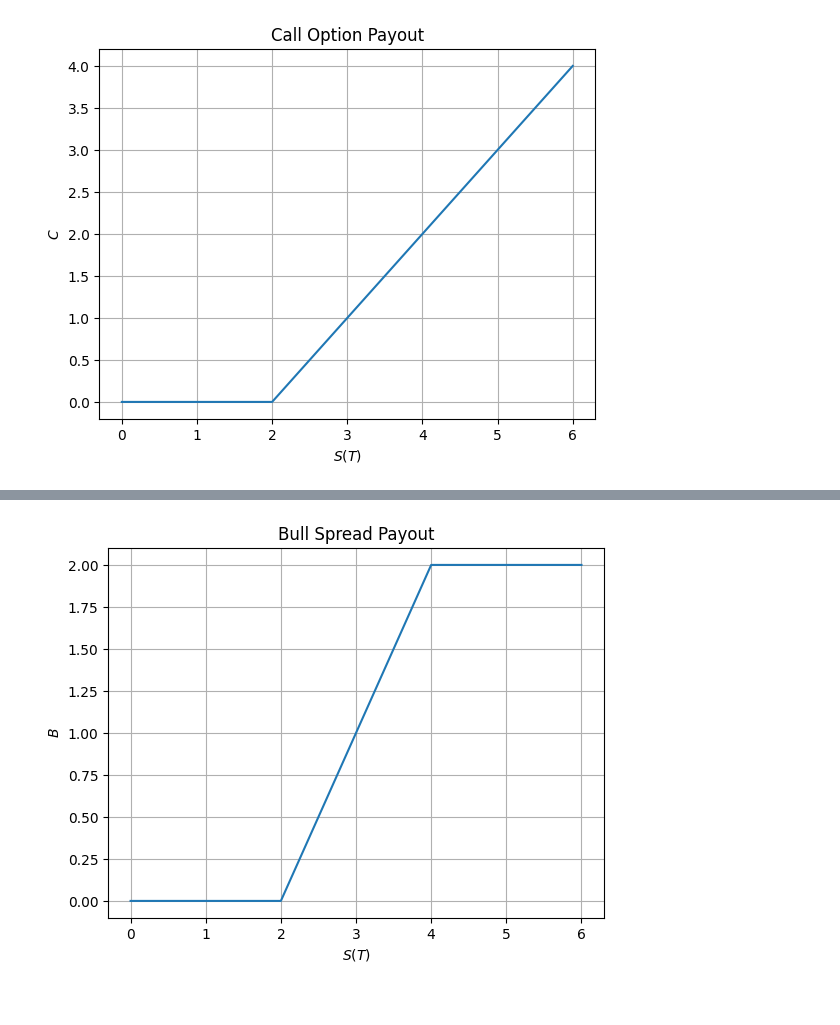
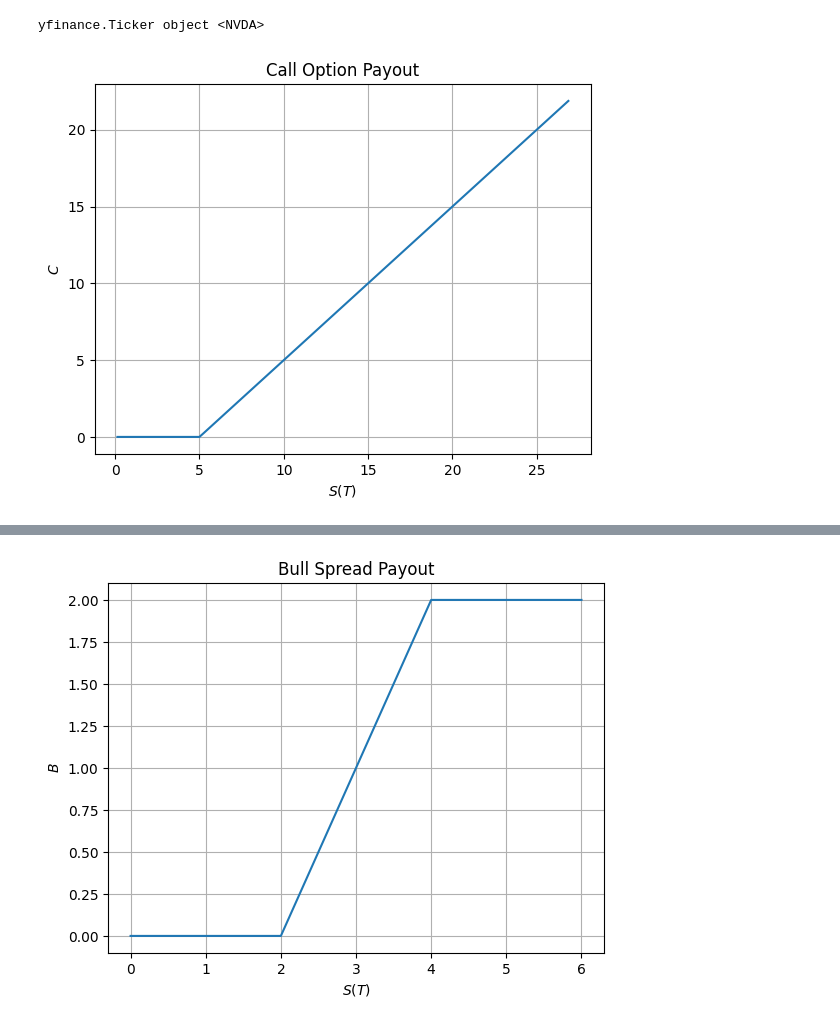
Before and after one commit to jvleta/trader, a Jupyter notebook: higham/ch01.ipynb, the cells around one changed output, grey strips where cells are left out. Drawn from its saved outputs; the diff is of its cells as text; code cells hidden in the pictures.

```diff
--- a/higham/ch01.ipynb
+++ b/higham/ch01.ipynb
@@ -1,21 +1,39 @@
 # %%
 import numpy as np
 import matplotlib.pyplot as plt
+# %%
+import yfinance as yf
+
+ticker = yf.Ticker("NVDA")
+current_price = ticker.history(period="1d")["Close"].iloc[-1]
+# %% [output]
+yfinance.Ticker object <NVDA>
 # %%
+import yfinance as yf
 from payout import compute_call_option_payout
 
-S = np.linspace(0, 6, 100)
-E = 2
+ticker = yf.Ticker("NVDA")
+current_price = ticker.history(period="1d")["Close"].iloc[-1]
+
+# Use a range around the current price
+S = np.linspace(current_price * 0.001, current_price * .2, 100)
+
+# Use a real strike from the options chain
+expiration = ticker.options[0]
+option_chain = ticker.option_chain(expiration)
+
+# First available strike
+E = option_chain.calls["strike"].iloc[0]
 C = compute_call_option_payout(S, E)
 
 plt.figure()
 plt.plot(S, C)
 plt.xlabel(r'$S(T)$')
 plt.ylabel(r'$C$')
 plt.title('Call Option Payout')
 plt.grid()
 # %% [output]
-[figure, old version]
+[figure, new version]
 # %%
 from payout import compute_put_option_payout
 
```
Also changed, not shown: parts of 1 cell of this notebook, 6 other files.
